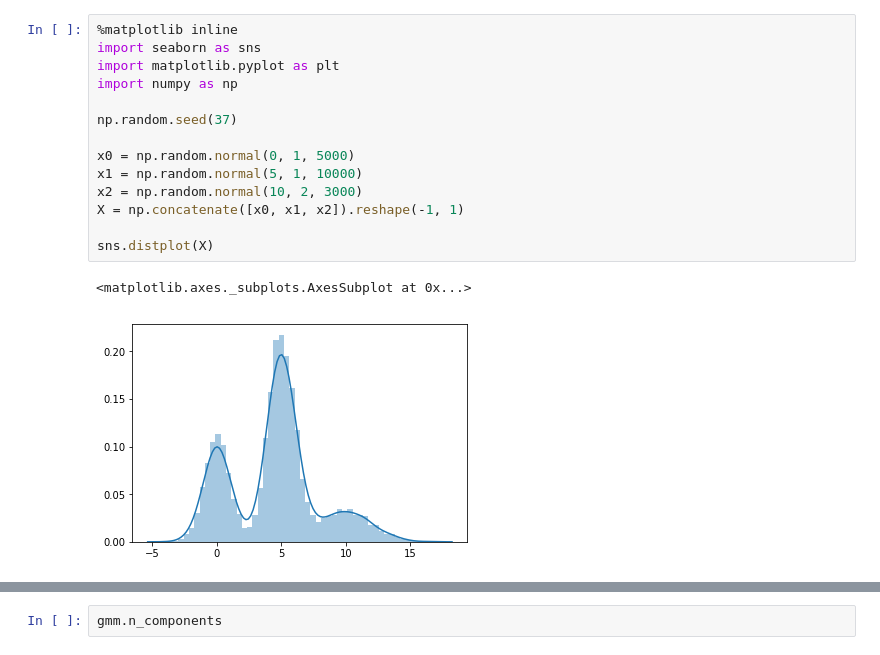
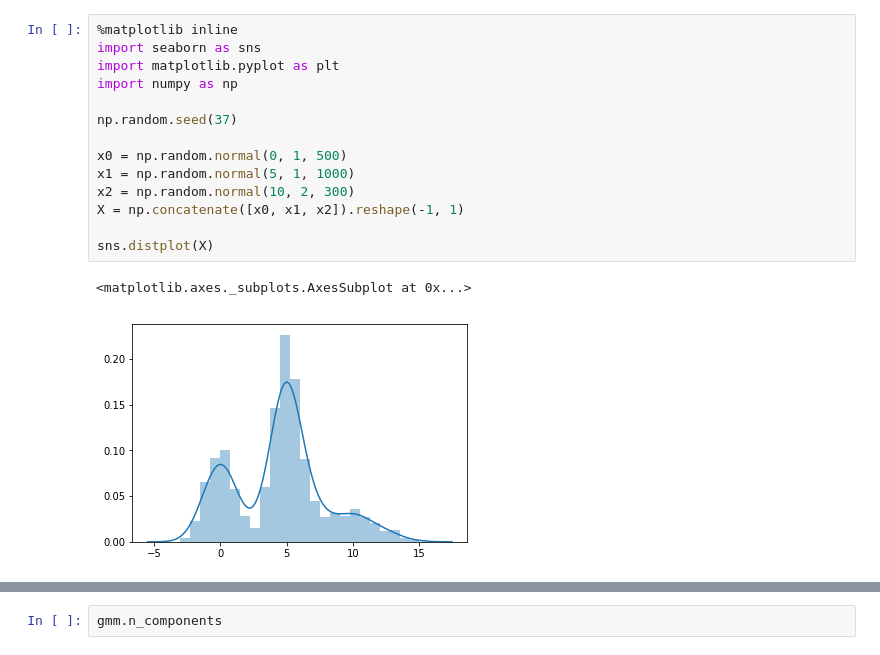
Before and after one commit to oneoffcoder/jupyter, a Jupyter notebook: data-science/gmm-dirichlet.ipynb, the cells around one changed output, grey strips where cells are left out. Saved outputs shown, nothing was run; the diff lists cells and outputs as text.

```diff
--- a/data-science/gmm-dirichlet.ipynb
+++ b/data-science/gmm-dirichlet.ipynb
@@ -1,17 +13,17 @@
 # %%
 %matplotlib inline
 import seaborn as sns
 import matplotlib.pyplot as plt
 import numpy as np
 
 np.random.seed(37)
 
-x0 = np.random.normal(0, 1, 5000)
-x1 = np.random.normal(5, 1, 10000)
-x2 = np.random.normal(10, 2, 3000)
+x0 = np.random.normal(0, 1, 500)
+x1 = np.random.normal(5, 1, 1000)
+x2 = np.random.normal(10, 2, 300)
 X = np.concatenate([x0, x1, x2]).reshape(-1, 1)
 
 sns.distplot(X)
 # %% [output]
 <matplotlib.axes._subplots.AxesSubplot at 0x...>
-[figure, old version]
+[figure, new version]
```
Also changed, not shown: parts of 29 cells of this notebook.
